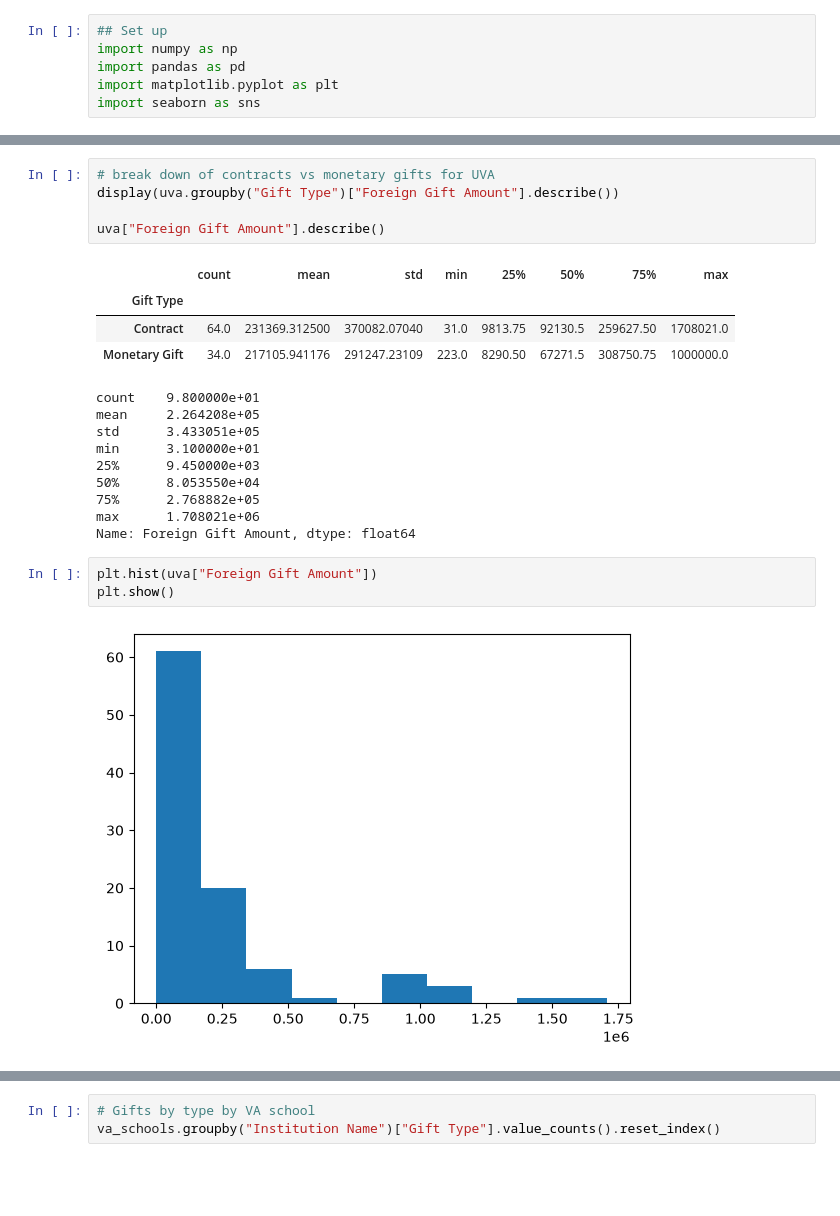
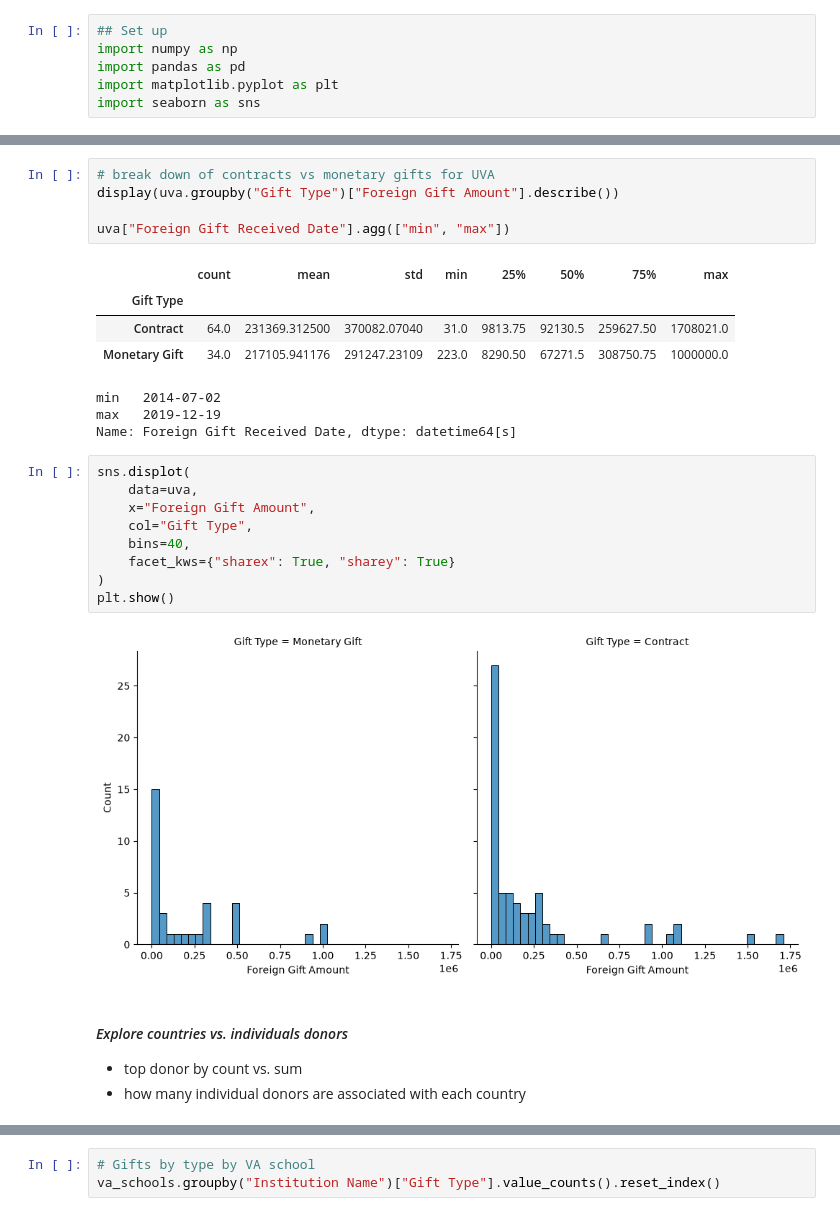
Before and after one commit to ae-phillips/uu_wrangling_and_eda, a Jupyter notebook: lab_1/uva_analysis.ipynb, the cells around one changed output, grey strips where cells are left out. Drawn from its saved outputs; the diff is of its cells as text; blank space fills up the shorter version.

```diff
--- a/lab_1/uva_analysis.ipynb
+++ b/lab_1/uva_analysis.ipynb
@@ -28,23 +47,27 @@ uva.head()
 # break down of contracts vs monetary gifts for UVA
 display(uva.groupby("Gift Type")["Foreign Gift Amount"].describe())
 
-uva["Foreign Gift Amount"].describe()
+uva["Foreign Gift Received Date"].agg(["min", "max"])
 # %% [output]
 |  | count | mean | std | min | 25% | 50% | 75% | max |
 | Gift Type |  |  |  |  |  |  |  |  |
 | Contract | 64.0 | 231369.312500 | 370082.07040 | 31.0 | 9813.75 | 92130.5 | 259627.50 | 1708021.0 |
 | Monetary Gift | 34.0 | 217105.941176 | 291247.23109 | 223.0 | 8290.50 | 67271.5 | 308750.75 | 1000000.0 |
-count    9.800000e+01
-mean     2.264208e+05
-std      3.433051e+05
-min      3.100000e+01
-25%      9.450000e+03
-50%      8.053550e+04
-75%      2.768882e+05
-max      1.708021e+06
-Name: Foreign Gift Amount, dtype: float64
+min   2014-07-02
+max   2019-12-19
+Name: Foreign Gift Received Date, dtype: datetime64[s]
-# %%
-plt.hist(uva["Foreign Gift Amount"])
-plt.show()
-# %% [output]
-[figure, removed]
+# %%
+sns.displot(
+    data=uva,
+    x="Foreign Gift Amount",
+    col="Gift Type",
+    bins=40,
+    facet_kws={"sharex": True, "sharey": True}
+)
+plt.show()
+# %% [output]
+[figure, added]
+# %% [markdown]
+#### *Explore countries vs. individuals donors*
+- top donor by count vs. sum
+- how many individual donors are associated with each country
```
Also changed, not shown: parts of 47 cells of this notebook.
